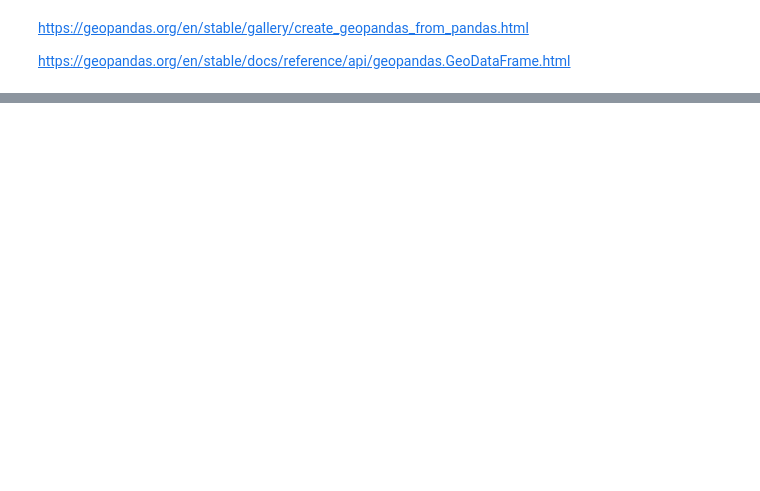
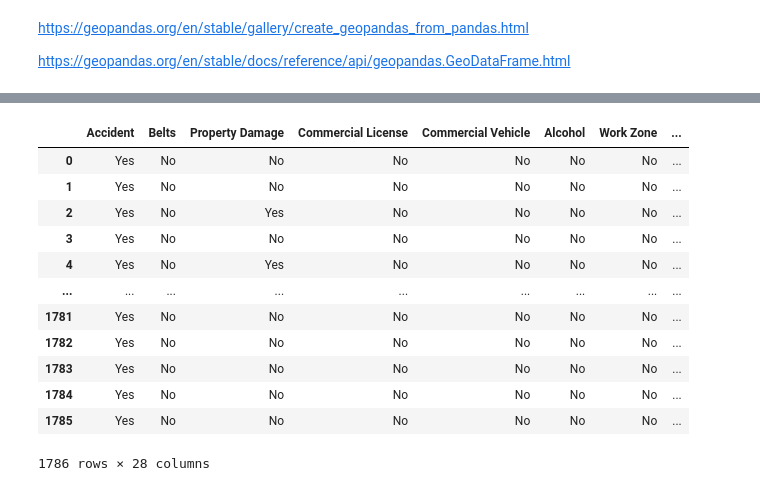
Before and after one commit to ishaqmarashy/red-light-traffic-violation-classification, a Jupyter notebook: models.ipynb, the cells around one changed output, grey strips where cells are left out. Saved outputs shown, nothing was run; the diff lists cells and outputs as text; code cells hidden in the pictures; blank space fills up the shorter version.

```diff
--- a/models.ipynb
+++ b/models.ipynb
@@ -145,0 +58,2 @@ merged_df.to_csv(csv_filename3)
+# %%
+df.drop(columns=['Latitude', 'Longitude'],inplace=True)
@@ -145,0 +80,30 @@ merged_df.to_csv(csv_filename3)
+# %%
+import pandas as pd
+from sklearn.impute import SimpleImputer
+
+
+data_for_imputation = df.copy()
+
+categorical_imputer = SimpleImputer(strategy='most_frequent')
+
+imputed_values = categorical_imputer.fit_transform(data_for_imputation)
+
+imputed_df = pd.DataFrame(imputed_values,columns=df.columns)
+
+df= imputed_df
+
+df
+# %% [output]
+|  | Accident | Belts | Property Damage | Commercial License | Commercial Vehicle | Alcohol | Work Zone | ... |
+| 0 | Yes | No | No | No | No | No | No | ... |
+| 1 | Yes | No | No | No | No | No | No | ... |
+| 2 | Yes | No | Yes | No | No | No | No | ... |
+| 3 | Yes | No | No | No | No | No | No | ... |
+| 4 | Yes | No | Yes | No | No | No | No | ... |
+| ... | ... | ... | ... | ... | ... | ... | ... | ... |
+| 1781 | Yes | No | No | No | No | No | No | ... |
+| 1782 | Yes | No | No | No | No | No | No | ... |
+| 1783 | Yes | No | No | No | No | No | No | ... |
+| 1784 | Yes | No | No | No | No | No | No | ... |
+| 1785 | Yes | No | No | No | No | No | No | ... |
+1786 rows × 28 columns
```
Also changed, not shown: parts of 32 cells of this notebook, 6 other files.
